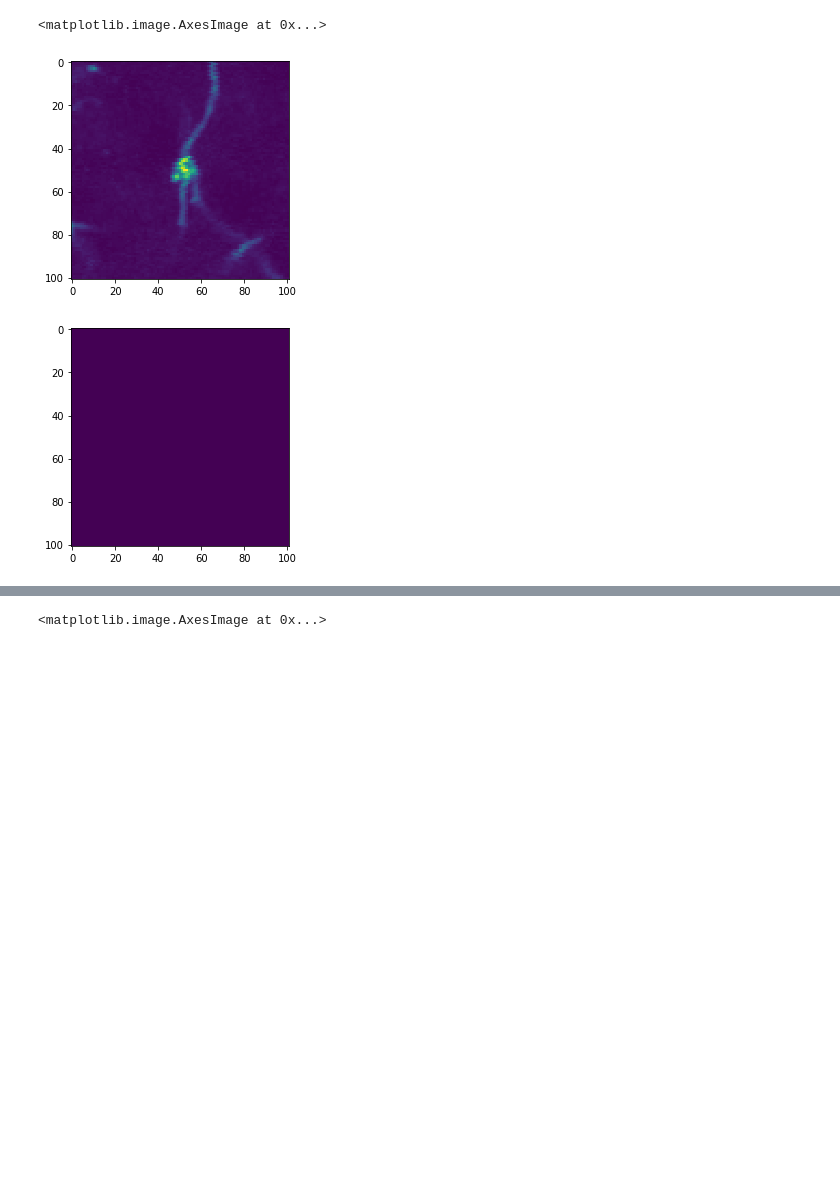
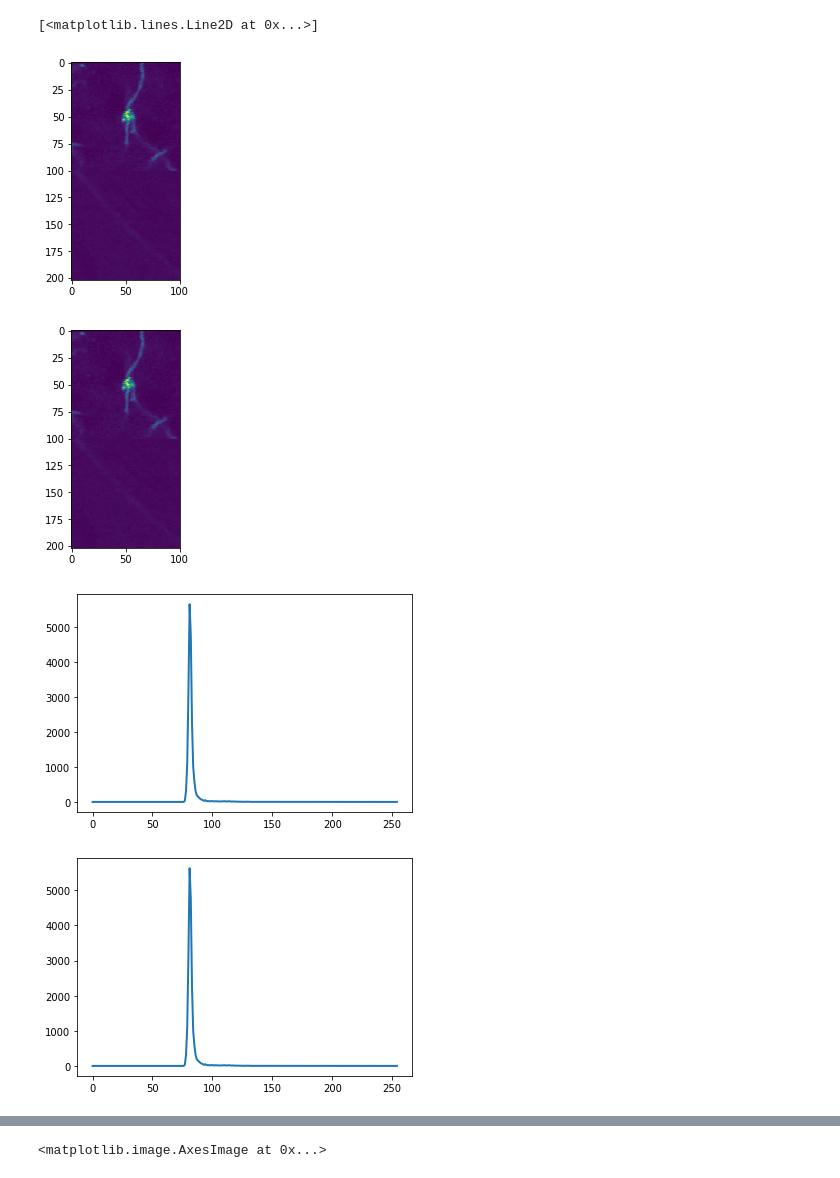
Before and after one commit to jtrieu2/mouselit, a Jupyter notebook: ryan/Mouselight Test/Rank Filter Demo.ipynb, the cells around one changed output, grey strips where cells are left out. Cells and saved outputs as stored; diff of their text form; code cells hidden in the pictures; blank space fills up the shorter version.

```diff
--- a/ryan/Mouselight Test/Rank Filter Demo.ipynb
+++ b/ryan/Mouselight Test/Rank Filter Demo.ipynb
@@ -18,6 +18,10 @@ im2 = io.imread("axon in cerebellum.tif")
 im2 = np.array(im2[2])
 
 image = np.concatenate([im1, im2])
+# %%
+def normalize_pixels(i):
+    i = 256*(i/np.amax(i))
+    return i.astype(int)
 # %%
 image_equalized = equalize(image, disk(50))
 image_glob_equalized = equalize_hist(image)
@@ -73,10 +73,0 @@ bilat_image = mean_bilateral(image, disk(50), s0 = 5, s1 = 5)
-# %%
-plt.figure(1)
-plt.imshow(image)
-
-plt.figure(2)
-plt.imshow(bilat_image)
-# %% [output]
-<matplotlib.image.AxesImage at 0x...>
-[figure, removed]
-[figure, removed]
@@ -85,3 +74,26 @@ enh = enhance_contrast(image, disk(5))
+# %%
+plt.figure(1)
+plt.imshow(image)
+
+plt.figure(2)
+plt.imshow(bilat_image)
+
+hist = np.histogram(image, bins=np.arange(0, 256))
+
+plt.figure(3)
+plt.plot(hist[1][:-1], hist[0], lw = 2)
+
+
+hist = np.histogram(bilat_image, bins=np.arange(0, 256))
+
+plt.figure(4)
+plt.plot(hist[1][:-1], hist[0], lw = 2)
+# %% [output]
+[<matplotlib.lines.Line2D at 0x...>]
+[figure, added]
+[figure, added]
+[figure, added]
+[figure, added]
 # %%
 plt.figure(1)
 plt.imshow(image)
```
Also changed, not shown: parts of 8 cells of this notebook.
